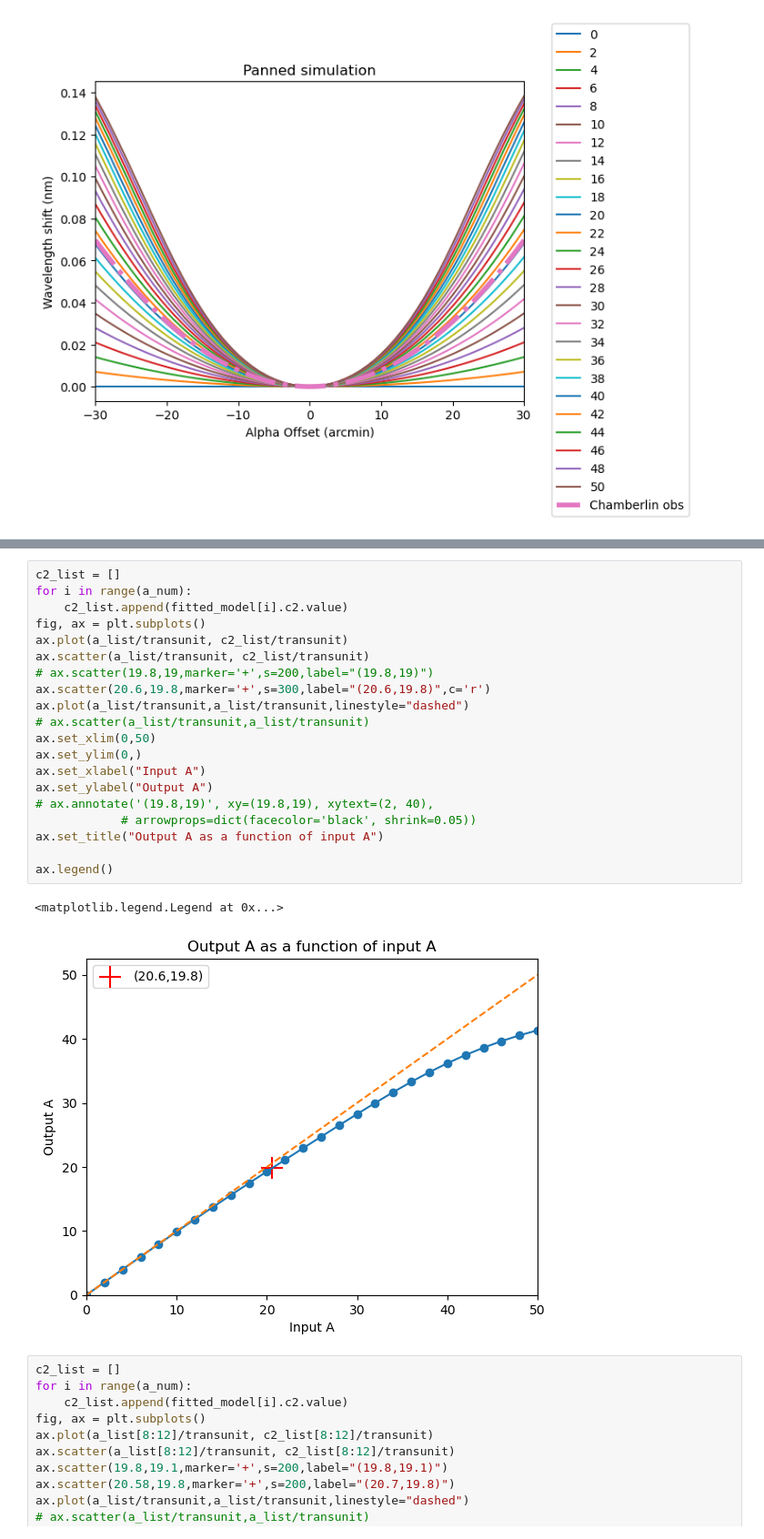
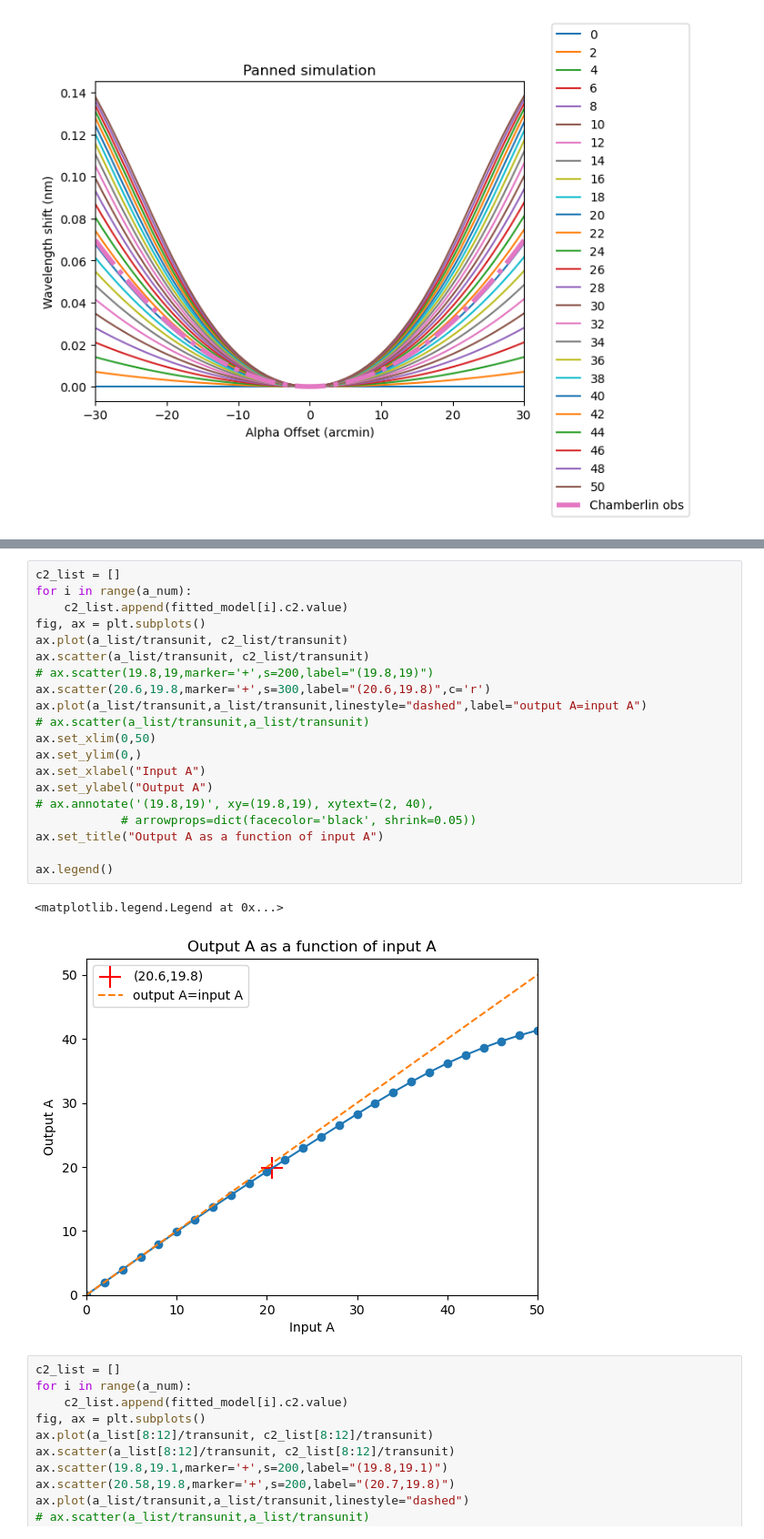
Before and after one commit to MaoChengzhi/EVE-spectrum-correction, a Jupyter notebook: AIA_main_multiple_a/visualization_multi_a.ipynb, the cells around one changed output, grey strips where cells are left out. Shown at 91% size. Drawn from its saved outputs; the diff is of its cells as text.

```diff
--- a/AIA_main_multiple_a/visualization_multi_a.ipynb
+++ b/AIA_main_multiple_a/visualization_multi_a.ipynb
@@ -353,26 +351,26 @@ WARNING: Model is linear in parameters; consider using linear fitting methods. [
 # %%
 c2_list = []
 for i in range(a_num):
     c2_list.append(fitted_model[i].c2.value)
 fig, ax = plt.subplots()
 ax.plot(a_list/transunit, c2_list/transunit)
 ax.scatter(a_list/transunit, c2_list/transunit)
 # ax.scatter(19.8,19,marker='+',s=200,label="(19.8,19)")
 ax.scatter(20.6,19.8,marker='+',s=300,label="(20.6,19.8)",c='r')
-ax.plot(a_list/transunit,a_list/transunit,linestyle="dashed")
+ax.plot(a_list/transunit,a_list/transunit,linestyle="dashed",label="output A=input A")
 # ax.scatter(a_list/transunit,a_list/transunit)
 ax.set_xlim(0,50)
 ax.set_ylim(0,)
 ax.set_xlabel("Input A")
 ax.set_ylabel("Output A")
 # ax.annotate('(19.8,19)', xy=(19.8,19), xytext=(2, 40),
             # arrowprops=dict(facecolor='black', shrink=0.05))
 ax.set_title("Output A as a function of input A")
 
 ax.legend()
 # %% [output]
 <matplotlib.legend.Legend at 0x...>
-[figure, old version]
+[figure, new version]
 # %%
 c2_list = []
 for i in range(a_num):
```
Also changed, not shown: parts of 2 cells of this notebook, 14 other files.
